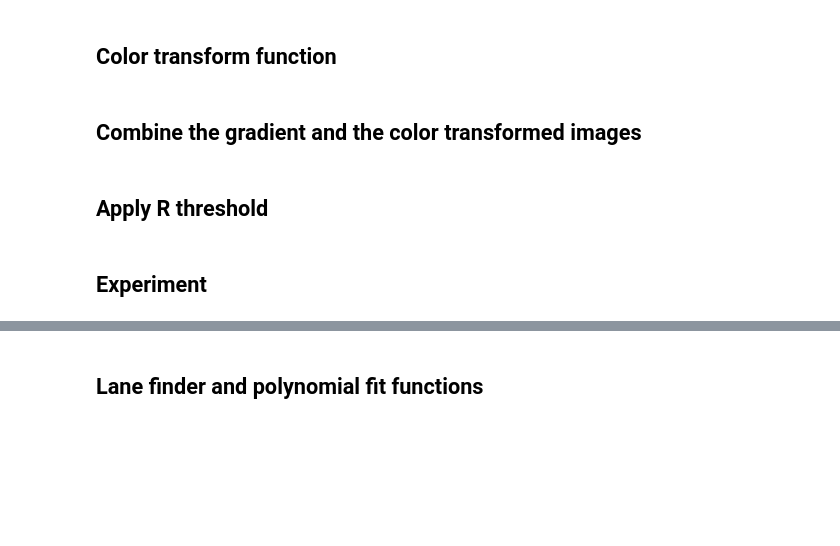
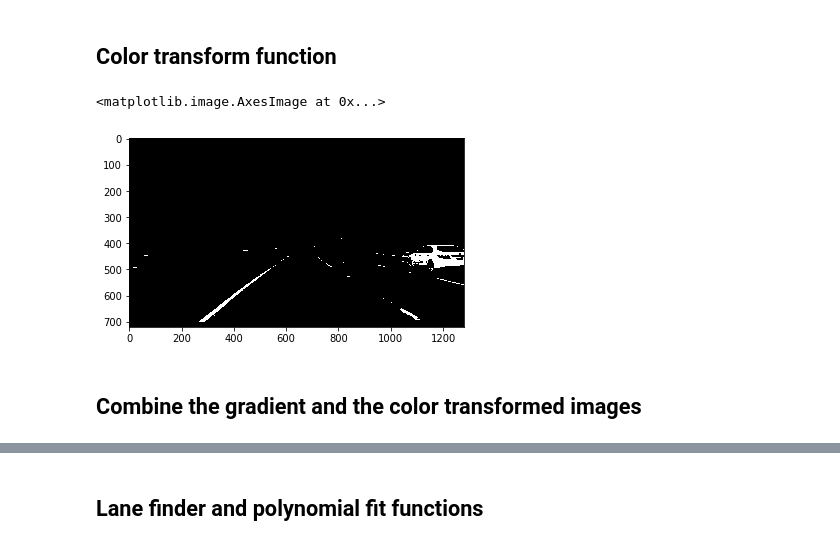
Before and after one commit to edoardomazzella/CarND-Advanced-Lane-Lines-P2, a Jupyter notebook: P2.ipynb, the cells around one changed output, grey strips where cells are left out. Cells and saved outputs as stored; diff of their text form; code cells hidden in the pictures; blank space fills up the shorter version.

```diff
--- a/P2.ipynb
+++ b/P2.ipynb
@@ -214,30 +220,25 @@ plt.imshow(gr_binary, cmap = 'gray')
 # %% [markdown]
 ## Color transform function
-# %%
-def color_select(img, channel = 'S', thresh=(0, 255)):
-    # Select the channel
-    if channel == 'R':
-        img_channel = img[:,:,0]
-    elif channel == 'G':
-        img_channel = img[:,:,1]
-    elif channel == 'H':
-        hls = cv2.cvtColor(img, cv2.COLOR_RGB2HLS)
-        img_channel = hls[:,:,0]
-    elif channel == 'S':
-        hls = cv2.cvtColor(img, cv2.COLOR_RGB2HLS)
-        img_channel = hls[:,:,2]
-    else:
-        img_channel = cv2.cvtColor(img, cv2.COLOR_RGB2GRAY)
-
-    # Apply a threshold to the channel
-    binary_output = np.zeros_like(img_channel)
-    binary_output[(img_channel > thresh[0]) & (img_channel <= thresh[1])] = 1
-
-    # Return a binary image of threshold result
-    return binary_output
+# %%
+def color_select(img):
+    LOW_WHITE = np.array([0, 0, 223], dtype=np.uint8)
+    HIGH_WHITE = np.array([90,63,255], dtype=np.uint8)
+    LOW_YELLOW = np.array([15,127,223], dtype=np.uint8)
+    HIGH_YELLOW = np.array([30,255,255], dtype=np.uint8)
+
+    hsv = cv2.cvtColor(img, cv2.COLOR_RGB2HSV)
+
+    wmask = cv2.inRange(hsv, LOW_WHITE, HIGH_WHITE)//255
+    ymask = cv2.inRange(hsv, LOW_YELLOW, HIGH_YELLOW)//255
+    binary_output = cv2.bitwise_or(ymask, wmask)
+
+    return binary_output
 # %%
 # Example code
-color_binary = color_select(img, 'S', thresh = (170, 255))
+color_binary = color_select(undist)
 plt.imshow(color_binary, cmap = 'gray')
+# %% [output]
+<matplotlib.image.AxesImage at 0x...>
+[figure, added]
 # %% [markdown]
 ## Combine the gradient and the color transformed images
@@ -249,2 +244,0 @@ plt.imshow(temp_combined_binary, cmap = 'gray')
-# %% [markdown]
-## Apply R threshold
@@ -257,2 +244,0 @@ plt.imshow(combined_binary, cmap = 'gray')
-# %% [markdown]
-## Experiment
```
Also changed, not shown: parts of 21 cells of this notebook, 11 other files.
